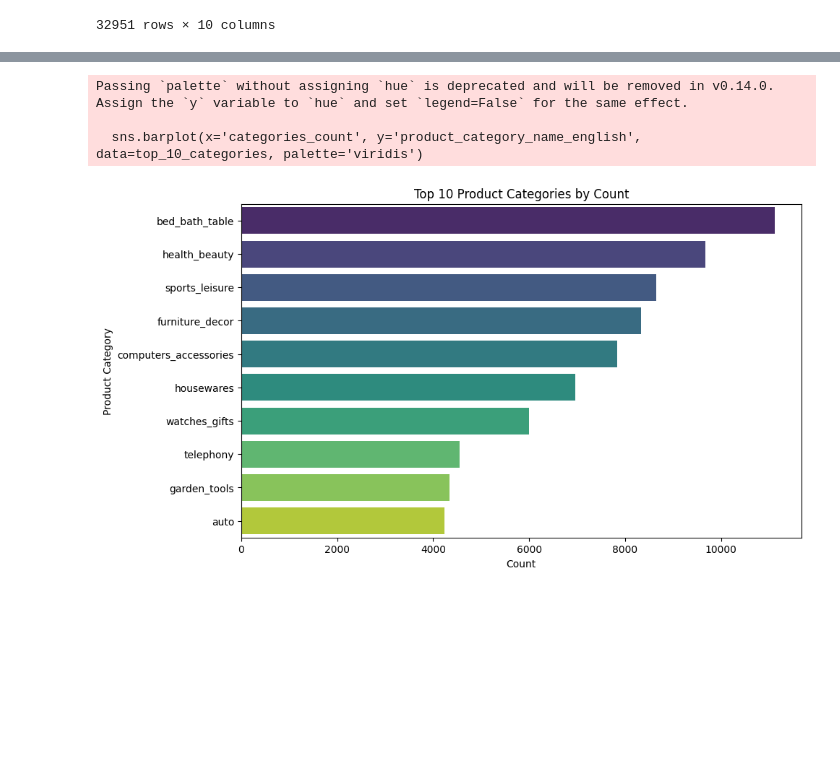
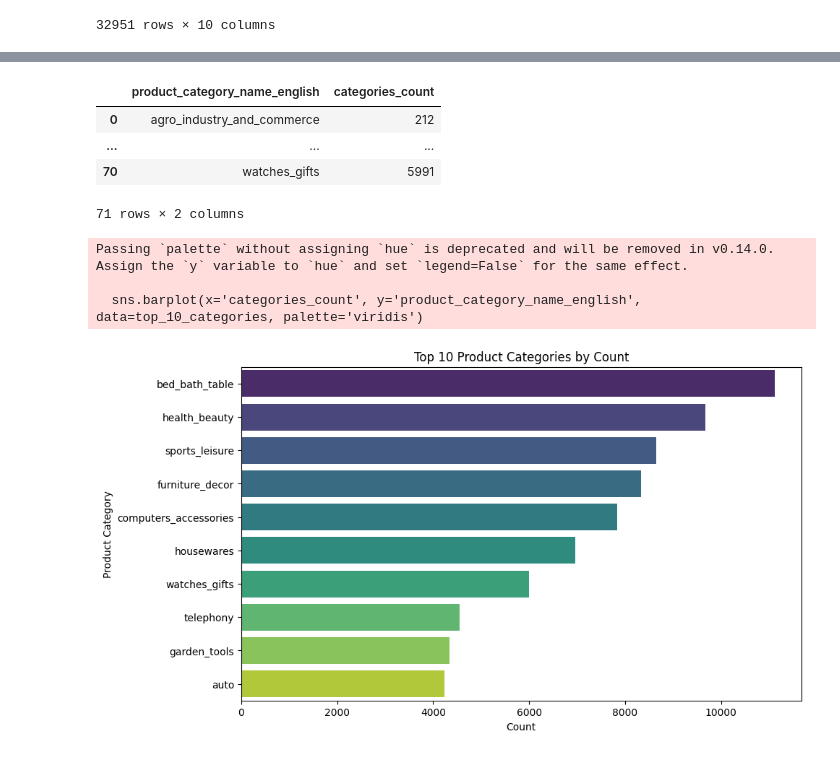
Before and after one commit to Skronski/e_commerce, a Jupyter notebook: 00_programs/data_overview_reading.ipynb, the cells around one changed output, grey strips where cells are left out. Saved outputs shown, nothing was run; the diff lists cells and outputs as text; code cells hidden in the pictures; blank space fills up the shorter version.

```diff
--- a/00_programs/data_overview_reading.ipynb
+++ b/00_programs/data_overview_reading.ipynb
@@ -392,7 +399,14 @@ olist_orders_product_category = olist_order_items_dataset.loc[
 # %%
 best_categories = olist_orders_product_category.groupby(
     "product_category_name_english", as_index=False
 ).agg(categories_count=("product_category_name_english", "count"))
+best_categories
+# %% [output]
+|  | product_category_name_english | categories_count |
+| 0 | agro_industry_and_commerce | 212 |
+| ... | ... | ... |
+| 70 | watches_gifts | 5991 |
+71 rows × 2 columns
 # %%
 # Sort the categories based on count
 best_categories_sorted = best_categories.sort_values(
```
Also changed, not shown: parts of 4 cells of this notebook.
